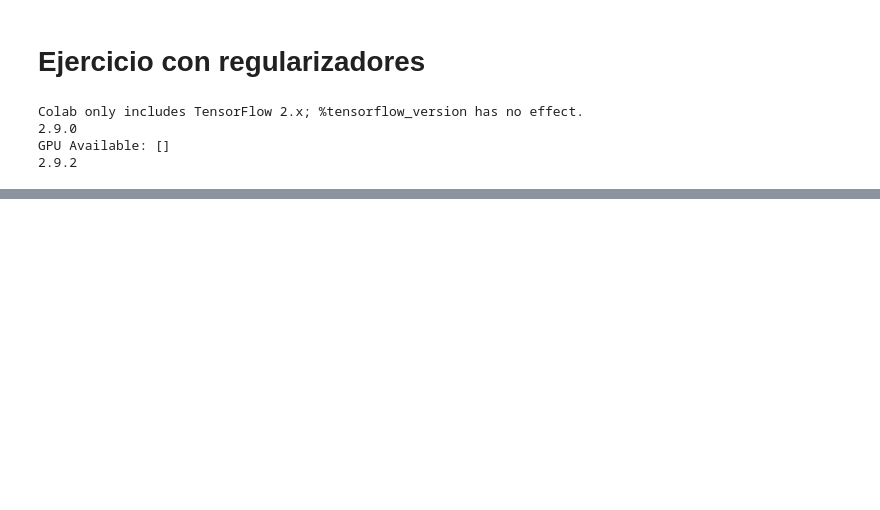
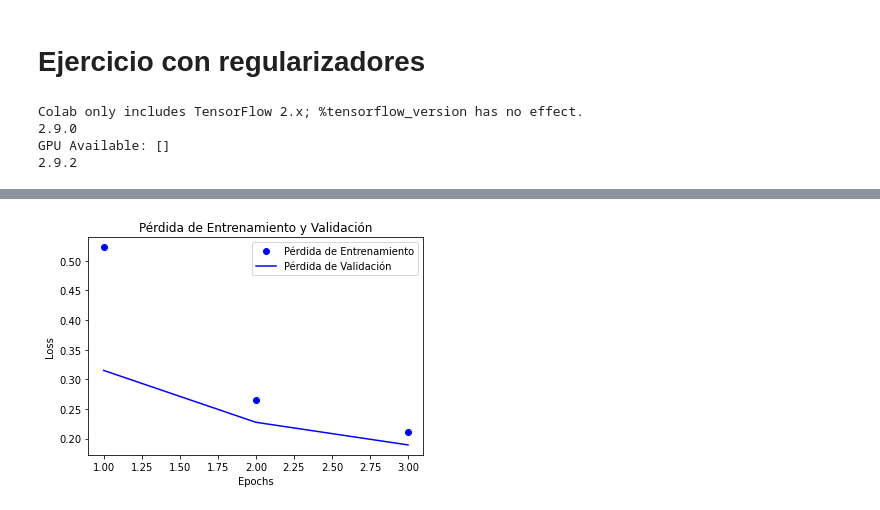
Before and after one commit to marialongogarcia/deeplearning, a Jupyter notebook: Ejercicio Regularizadores.ipynb, the cells around one changed output, grey strips where cells are left out. Drawn from its saved outputs; the diff is of its cells as text; code cells hidden in the pictures; blank space fills up the shorter version.

```diff
--- a/Ejercicio Regularizadores.ipynb
+++ b/Ejercicio Regularizadores.ipynb
@@ -420,0 +178,2 @@ plt.show()
+# %%
+network2 = crea_modelo(2)
@@ -420,0 +194,4 @@ plt.show()
+# %%
+network2 = compila_modelo(network2)
+# %%
+historia2 = entrena_modelo(network2)
@@ -420,0 +205,4 @@ plt.show()
+# %%
+pinta_perdida_entrenamiento_validacion(historia2)
+# %% [output]
+[figure, added]
```
Also changed, not shown: parts of 48 cells of this notebook.
